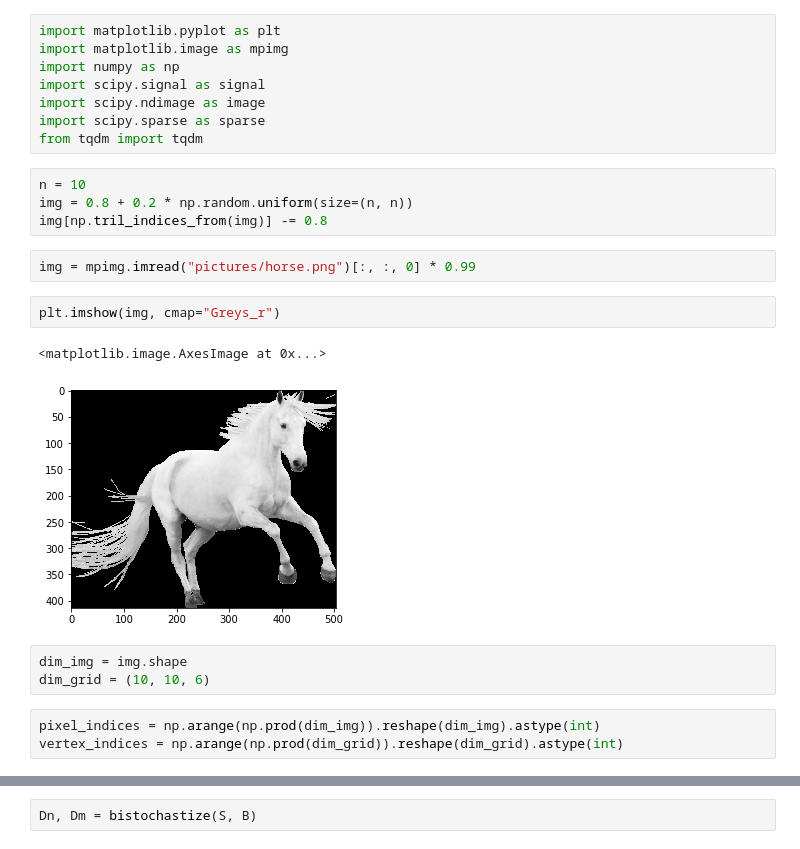
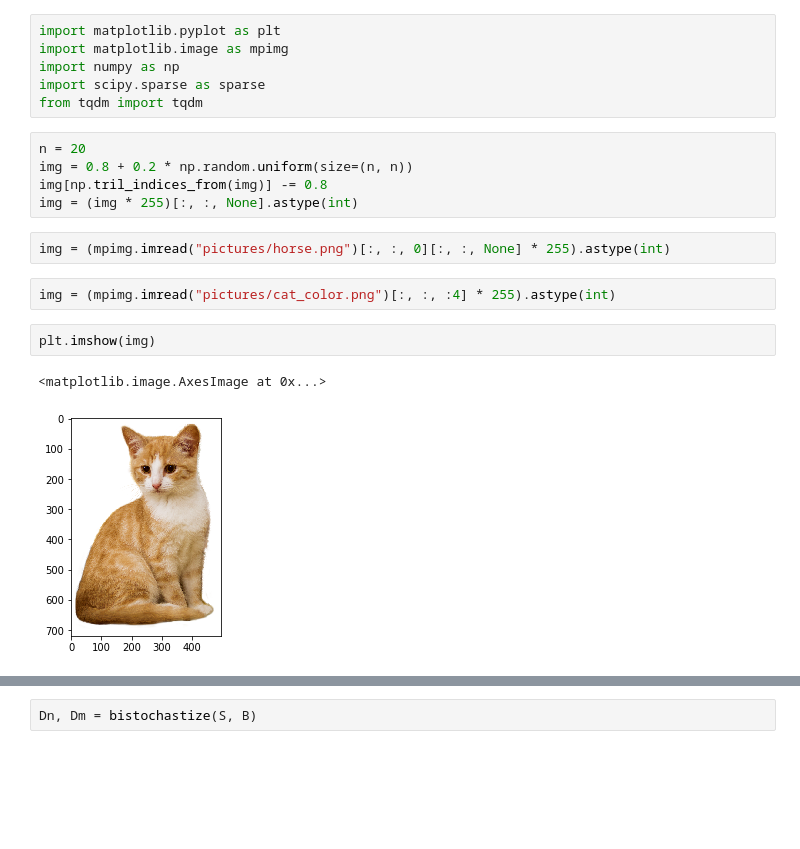
Before and after one commit to gdalle/TheFastBilateralSolver, a Jupyter notebook: FastBilateralSolver.ipynb, the cells around one changed output, grey strips where cells are left out. Saved outputs shown, nothing was run; the diff lists cells and outputs as text; blank space fills up the shorter version.

```diff
--- a/FastBilateralSolver.ipynb
+++ b/FastBilateralSolver.ipynb
@@ -2,24 +2,19 @@
 import matplotlib.pyplot as plt
 import matplotlib.image as mpimg
 import numpy as np
-import scipy.signal as signal
-import scipy.ndimage as image
 import scipy.sparse as sparse
 from tqdm import tqdm
 # %%
-n = 10
+n = 20
 img = 0.8 + 0.2 * np.random.uniform(size=(n, n))
 img[np.tril_indices_from(img)] -= 0.8
+img = (img * 255)[:, :, None].astype(int)
 # %%
-img = mpimg.imread("pictures/horse.png")[:, :, 0] * 0.99
+img = (mpimg.imread("pictures/horse.png")[:, :, 0][:, :, None] * 255).astype(int)
+# %%
+img = (mpimg.imread("pictures/cat_color.png")[:, :, :4] * 255).astype(int)
 # %%
-plt.imshow(img, cmap="Greys_r")
+plt.imshow(img)
 # %% [output]
 <matplotlib.image.AxesImage at 0x...>
-[figure, old version]
+[figure, new version]
-# %%
-dim_img = img.shape
-dim_grid = (10, 10, 6)
-# %%
-pixel_indices = np.arange(np.prod(dim_img)).reshape(dim_img).astype(int)
-vertex_indices = np.arange(np.prod(dim_grid)).reshape(dim_grid).astype(int)
```
Also changed, not shown: parts of 23 cells of this notebook, 1 other file.
